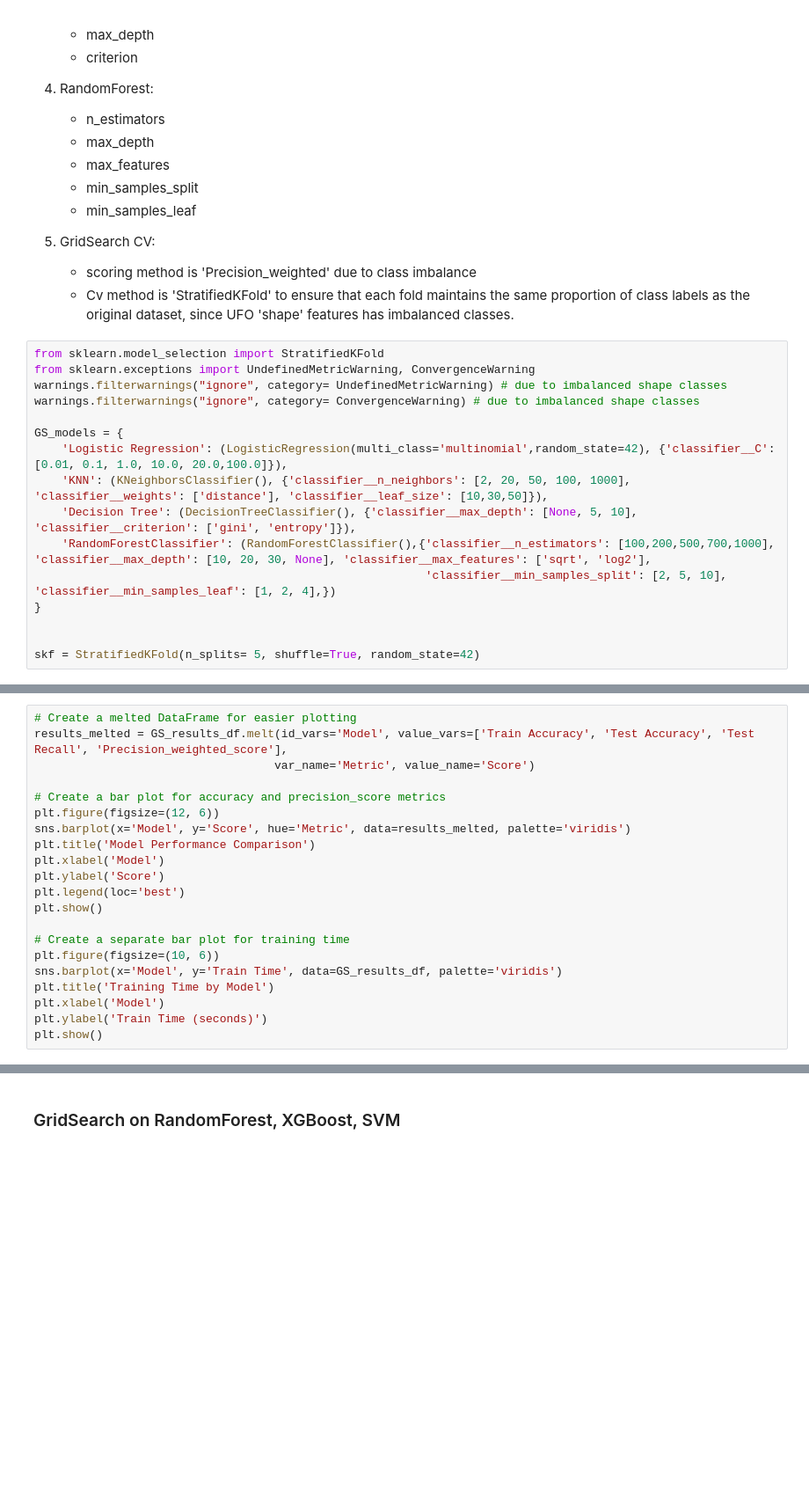
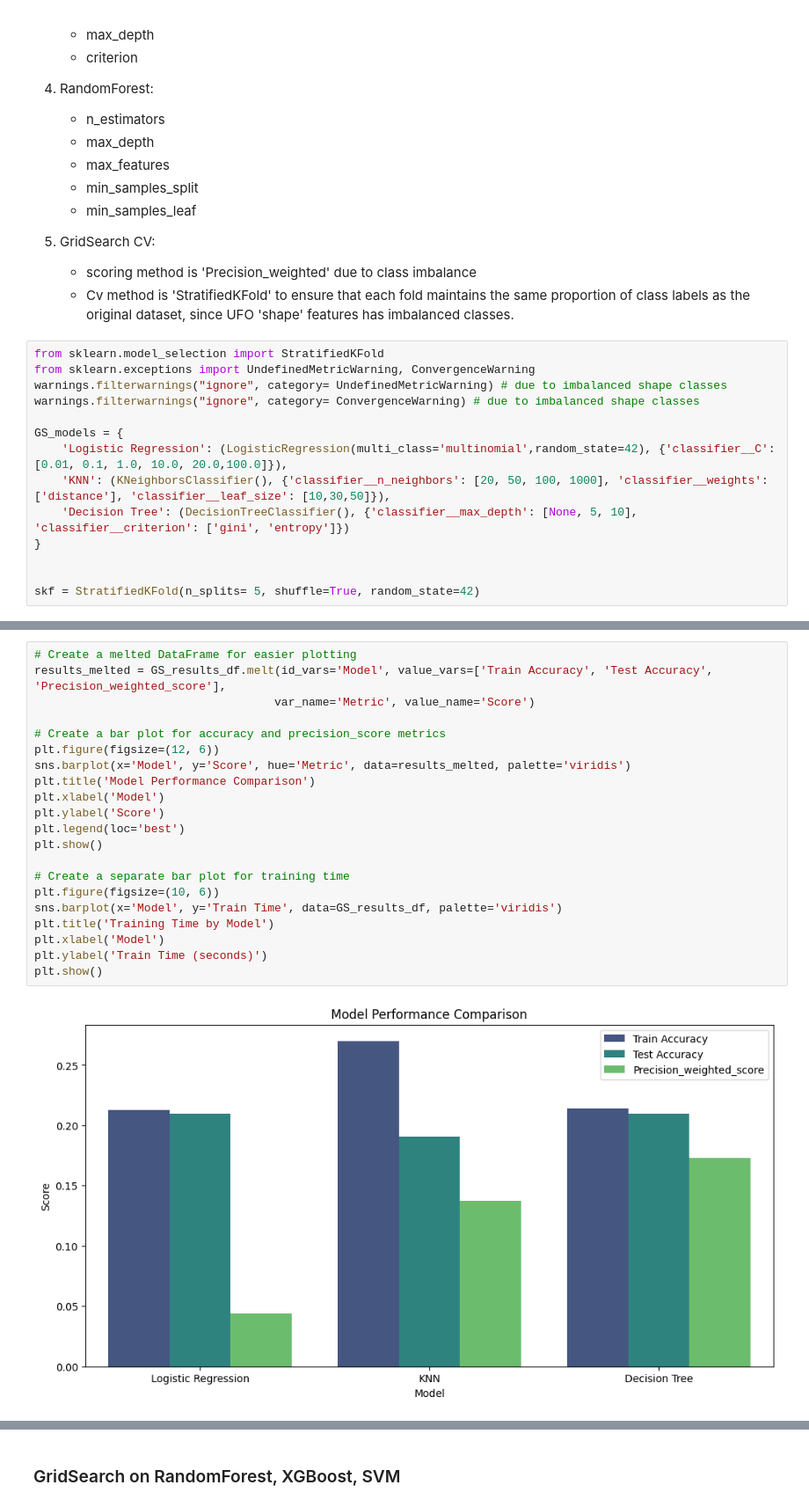
Before and after one commit to shivaallala/Multi-Classification-Prediction-UFO-Shape-Classifier, a Jupyter notebook: main.ipynb, the cells around one changed output, grey strips where cells are left out. Shown at 88% size. Cells and saved outputs as stored; diff of their text form; blank space fills up the shorter version.

```diff
--- a/main.ipynb
+++ b/main.ipynb
@@ -884,10 +884,8 @@ warnings.filterwarnings("ignore", category= ConvergenceWarning) # due to imbalan
 
 GS_models = {
     'Logistic Regression': (LogisticRegression(multi_class='multinomial',random_state=42), {'classifier__C': [0.01, 0.1, 1.0, 10.0, 20.0,100.0]}),
-    'KNN': (KNeighborsClassifier(), {'classifier__n_neighbors': [2, 20, 50, 100, 1000], 'classifier__weights': ['distance'], 'classifier__leaf_size': [10,30,50]}),
-    'Decision Tree': (DecisionTreeClassifier(), {'classifier__max_depth': [None, 5, 10], 'classifier__criterion': ['gini', 'entropy']}),
-    'RandomForestClassifier': (RandomForestClassifier(),{'classifier__n_estimators': [100,200,500,700,1000], 'classifier__max_depth': [10, 20, 30, None], 'classifier__max_features': ['sqrt', 'log2'],
-                                                         'classifier__min_samples_split': [2, 5, 10], 'classifier__min_samples_leaf': [1, 2, 4],})
+    'KNN': (KNeighborsClassifier(), {'classifier__n_neighbors': [20, 50, 100, 1000], 'classifier__weights': ['distance'], 'classifier__leaf_size': [10,30,50]}),
+    'Decision Tree': (DecisionTreeClassifier(), {'classifier__max_depth': [None, 5, 10], 'classifier__criterion': ['gini', 'entropy']})
 }
 
 
@@ -967,21 +967,23 @@ GS_results_df
 # %%
 # Create a melted DataFrame for easier plotting
-results_melted = GS_results_df.melt(id_vars='Model', value_vars=['Train Accuracy', 'Test Accuracy', 'Test Recall', 'Precision_weighted_score'],
+results_melted = GS_results_df.melt(id_vars='Model', value_vars=['Train Accuracy', 'Test Accuracy', 'Precision_weighted_score'],
                                    var_name='Metric', value_name='Score')
 
 # Create a bar plot for accuracy and precision_score metrics
 plt.figure(figsize=(12, 6))
 sns.barplot(x='Model', y='Score', hue='Metric', data=results_melted, palette='viridis')
 plt.title('Model Performance Comparison')
 plt.xlabel('Model')
 plt.ylabel('Score')
 plt.legend(loc='best')
 plt.show()
 
 # Create a separate bar plot for training time
 plt.figure(figsize=(10, 6))
 sns.barplot(x='Model', y='Train Time', data=GS_results_df, palette='viridis')
 plt.title('Training Time by Model')
 plt.xlabel('Model')
 plt.ylabel('Train Time (seconds)')
 plt.show()
+# %% [output]
+[figure, added]
```
Also changed, not shown: parts of 4 cells of this notebook, 2 other files.
